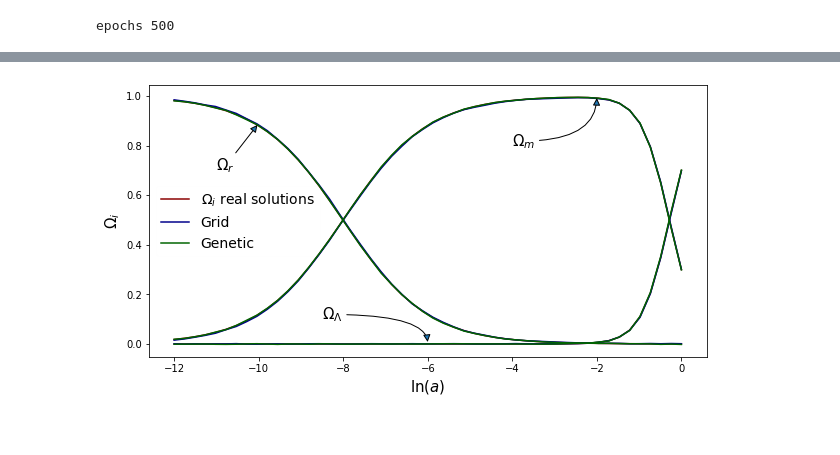
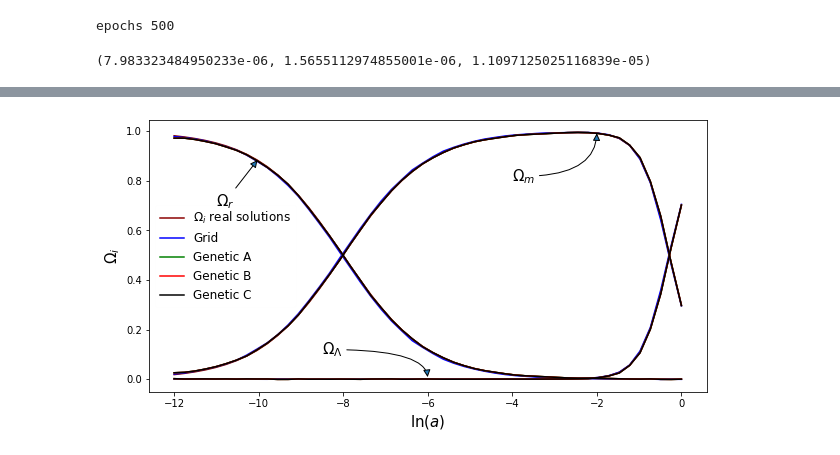
Before and after one commit to igomezv/cosmo_tools, a Jupyter notebook: models/neural/nnogada/dirty_notebooks/overleaf_notebooks_v1/ecs_diff.ipynb, the cells around one changed output, grey strips where cells are left out. Saved outputs shown, nothing was run; the diff lists cells and outputs as text; code cells hidden in the pictures.

```diff
--- a/models/neural/nnogada/dirty_notebooks/overleaf_notebooks_v1/ecs_diff.ipynb
+++ b/models/neural/nnogada/dirty_notebooks/overleaf_notebooks_v1/ecs_diff.ipynb
@@ -123,7 +123,7 @@ def train_test_model(hparams, X_train, Y_train, X_test, Y_test):
     # Run with 1 epoch to speed things up for demo purposes
 
     train = model.fit(X_train, Y_train, epochs=epochs, validation_data=(X_test, Y_test),
-              callbacks=callbacks, batch_size=hparams['HP_BATCHSIZE'], shuffle=False, verbose=False)
+              callbacks=callbacks, batch_size=hparams['HP_BATCHSIZE'], shuffle=False, verbose=True)
 
     _, loss = model.evaluate(X_test, Y_test)
 
@@ -218,6 +290,8 @@ print("epochs", len(history_gen['loss']))
 epochs 500
 # %%
 loss_gen1, loss_gen2, loss_gen3
+# %% [output]
+(7.983323484950233e-06, 1.5655112974855001e-06, 1.1097125025116839e-05)
 # %%
 Z=np.linspace(0,-12,50)
 dom=[]
@@ -234,14 +308,26 @@ for z in Z: dom2.append([z,0.3,70])
 B_grid=model_grid.predict(dom2)
 B_grid=scaler.inverse_transform(B_grid)
 
-B_gen=model_gen.predict(dom2)
-B_gen=scaler.inverse_transform(B_gen)
+B_gen1=model_gen1.predict(dom2)
+B_gen1=scaler.inverse_transform(B_gen1)
+
+B_gen2=model_gen1.predict(dom2)
+B_gen2=scaler.inverse_transform(B_gen2)
+
+
+B_gen3=model_gen1.predict(dom2)
+B_gen3=scaler.inverse_transform(B_gen3)
+
 
 for z in Z: dom3.append([z,0.4,67])
 C_grid=model_grid.predict(dom3)
 C_grid=scaler.inverse_transform(C_grid)
-C_gen=model_gen.predict(dom3)
-C_gen=scaler.inverse_transform(C_gen)
+C_gen1=model_gen1.predict(dom3)
+C_gen1=scaler.inverse_transform(C_gen1)
+C_gen2=model_gen2.predict(dom3)
+C_gen2=scaler.inverse_transform(C_gen2)
+C_gen3=model_gen3.predict(dom3)
+C_gen3=scaler.inverse_transform(C_gen3)
 #función real
 D=EDO(Z, 0.3,70)
 
@@ -252,15 +338,22 @@ plt.plot(Z,D[:,1],color='darkred')
 plt.plot(Z,D[:,2],color='darkred', label='$\Omega_i$ real solutions')
 
 #Realvs model
-plt.plot(Z,B_grid[:,0],color='darkblue')
-plt.plot(Z,B_grid[:,1],color='darkblue')
-plt.plot(Z,B_grid[:,2],color='darkblue', label='Grid')
+plt.plot(Z,B_grid[:,0],color='blue')
+plt.plot(Z,B_grid[:,1],color='blue')
+plt.plot(Z,B_grid[:,2],color='blue', label='Grid')
 #plt.plot(Z,B[:,3])
 
-plt.plot(Z,B_gen[:,0],color='darkgreen')
-plt.plot(Z,B_gen[:,1],color='darkgreen')
-plt.plot(Z,B_gen[:,2],color='darkgreen', label='Genetic')
+plt.plot(Z,B_gen1[:,0],color='green')
+plt.plot(Z,B_gen1[:,1],color='green')
+plt.plot(Z,B_gen1[:,2],color='green', label='Genetic A')
 #plt.plot(Z,B[:,3])
+plt.plot(Z,B_gen2[:,0],color='red')
+plt.plot(Z,B_gen2[:,1],color='red')
+plt.plot(Z,B_gen2[:,2],color='red', label='Genetic B')
+
+plt.plot(Z,B_gen3[:,0],color='black')
+plt.plot(Z,B_gen3[:,1],color='black')
+plt.plot(Z,B_gen3[:,2],color='black', label='Genetic C')
 
 #plt.plot(Z,D[:,3])
 
@@ -268,7 +361,7 @@ plt.plot(Z,B_gen[:,2],color='darkgreen', label='Genetic')
 plt.xlabel('$\ln(a)$', size=15)
 plt.ylabel('$\Omega_i$', size=15)
 # plt.grid()
-plt.legend(fontsize=14, loc='center left', framealpha=0.01)
+plt.legend(fontsize=12, loc='center left', framealpha=0.01)
 
 plt.annotate('$\Omega_m$', xy=(-2,1), xytext=(-4,0.8), size=15,
            arrowprops=dict(arrowstyle='-|>', connectionstyle="angle3,angleA=0,angleB=-90"))
@@ -290 +387 @@ plt.savefig('ecs_dif.png')
-[figure, old version]
+[figure, new version]
```
Also changed, not shown: parts of 12 cells of this notebook.
